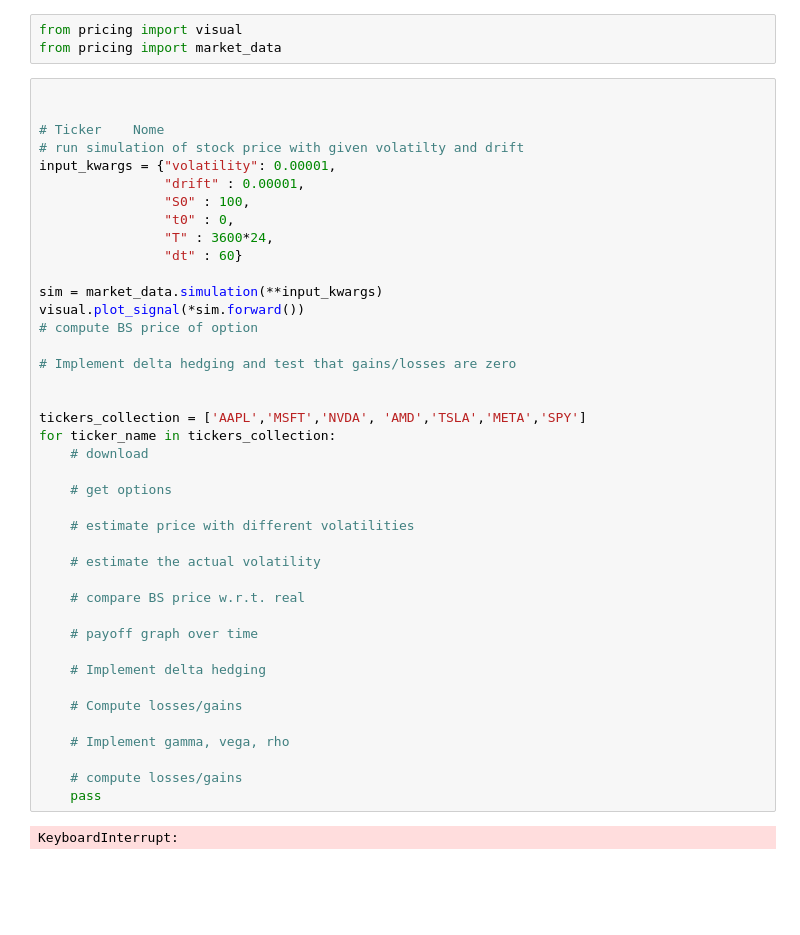
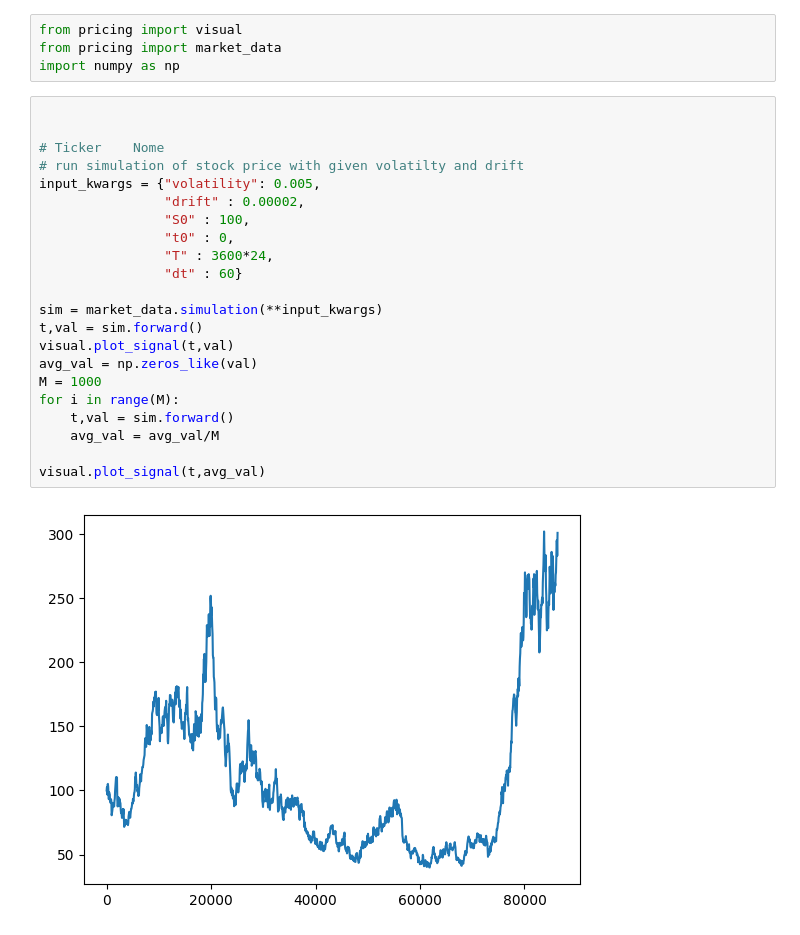
Before and after one commit to giudisciacca/pde-to-finance, a Jupyter notebook: pricing-black-scholes/main.ipynb, the cells around one changed output. Saved outputs shown, nothing was run; the diff lists cells and outputs as text; blank space fills up the shorter version.

```diff
--- a/pricing-black-scholes/main.ipynb
+++ b/pricing-black-scholes/main.ipynb
@@ -1,46 +1,28 @@
 # %%
 from pricing import visual
 from pricing import market_data
+import numpy as np
 # %%
 
 
 # Ticker	Nome
 # run simulation of stock price with given volatilty and drift
-input_kwargs = {"volatility": 0.00001,
-                "drift" : 0.00001,
+input_kwargs = {"volatility": 0.005,
+                "drift" : 0.00002,
                 "S0" : 100,
                 "t0" : 0,
                 "T" : 3600*24,
                 "dt" : 60}
 
 sim = market_data.simulation(**input_kwargs)
-visual.plot_signal(*sim.forward())
-# compute BS price of option
+t,val = sim.forward()
+visual.plot_signal(t,val)
+avg_val = np.zeros_like(val)
+M = 1000
+for i in range(M):
+    t,val = sim.forward()
+    avg_val = avg_val/M
 
-# Implement delta hedging and test that gains/losses are zero
-
-
-tickers_collection = ['AAPL','MSFT','NVDA',	'AMD','TSLA','META','SPY']
-for ticker_name in tickers_collection:
-    # download
-
-    # get options
-
-    # estimate price with different volatilities
-
-    # estimate the actual volatility
-
-    # compare BS price w.r.t. real
-
-    # payoff graph over time
-
-    # Implement delta hedging
-
-    # Compute losses/gains
-
-    # Implement gamma, vega, rho
-
-    # compute losses/gains
-    pass
+visual.plot_signal(t,avg_val)
 # %% [output]
-KeyboardInterrupt:
+[figure, added]
```
Also changed, not shown: parts of 1 cell of this notebook.
